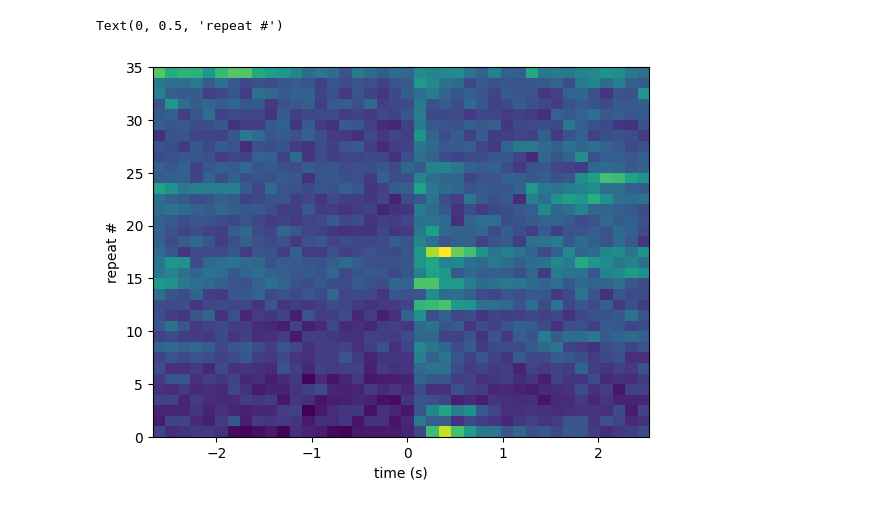
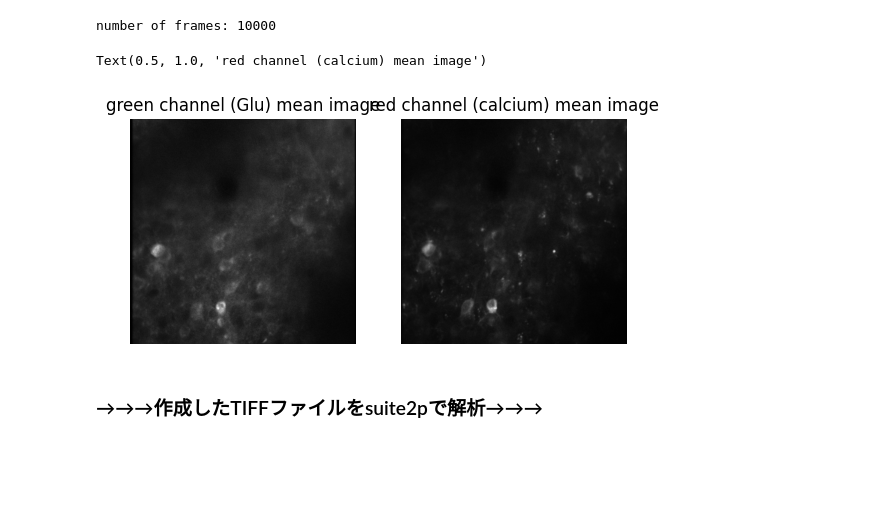
Before and after one commit to NeuralDynamics-Tamagawa/training-course-2025-2p, a Jupyter notebook: main.ipynb, the cells around one changed output. Drawn from its saved outputs; the diff is of its cells as text; code cells hidden in the pictures; blank space fills up the shorter version.

```diff
--- a/main.ipynb
+++ b/main.ipynb
@@ -148,8 +10,33 @@ Text(0, 0.5, 'dF/F')
-# %%
-plt.imshow(F_aligned[cell_idx].T, aspect='auto',
-           extent=[tbin[0], tbin[-1], 0, F_aligned.shape[2]])
-plt.xlabel("time (s)")
-plt.ylabel("repeat #")
-# %% [output]
-Text(0, 0.5, 'repeat #')
-[figure, removed]
+# %%
+# .raw　ファイルのパスを指定　（どれでも良いです）
+
+rawpath = Path(r'Z:\aoki\rawdata\250619\MRA161-250619-2\Image_001_001.raw')
+assert rawpath.exists()
+# %%
+width = 512
+height = 512
+
+# read raw data
+with open(rawpath, 'rb') as f:
+    raw_data = np.frombuffer(f.read(), dtype=np.uint16)
+
+nFrames = len(raw_data) // (width * height)
+print(f"number of frames: {nFrames}")
+
+tensor = raw_data.reshape((nFrames, height, width)).astype(np.float32)
+# %% [output]
+number of frames: 10000
+# %%
+# 平均画像の表示　（最初の500フレーム）
+plt.subplot(1, 2, 1)
+plt.imshow(tensor[0:1000:2].mean(axis=0), cmap='gray')
+plt.axis('off')
+plt.title('green channel (Glu) mean image')
+
+plt.subplot(1, 2, 2)
+plt.imshow(tensor[1:1000:2].mean(axis=0), cmap='gray')
+plt.axis('off')
+plt.title('red channel (calcium) mean image')
+# %% [output]
+Text(0.5, 1.0, 'red channel (calcium) mean image')
+[figure, added]
@@ -155,0 +55,2 @@ Text(0, 0.5, 'repeat #')
+# %% [markdown]
+### →→→作成したTIFFファイルをsuite2pで解析→→→
```
Also changed, not shown: parts of 28 cells of this notebook, 2 other files.
